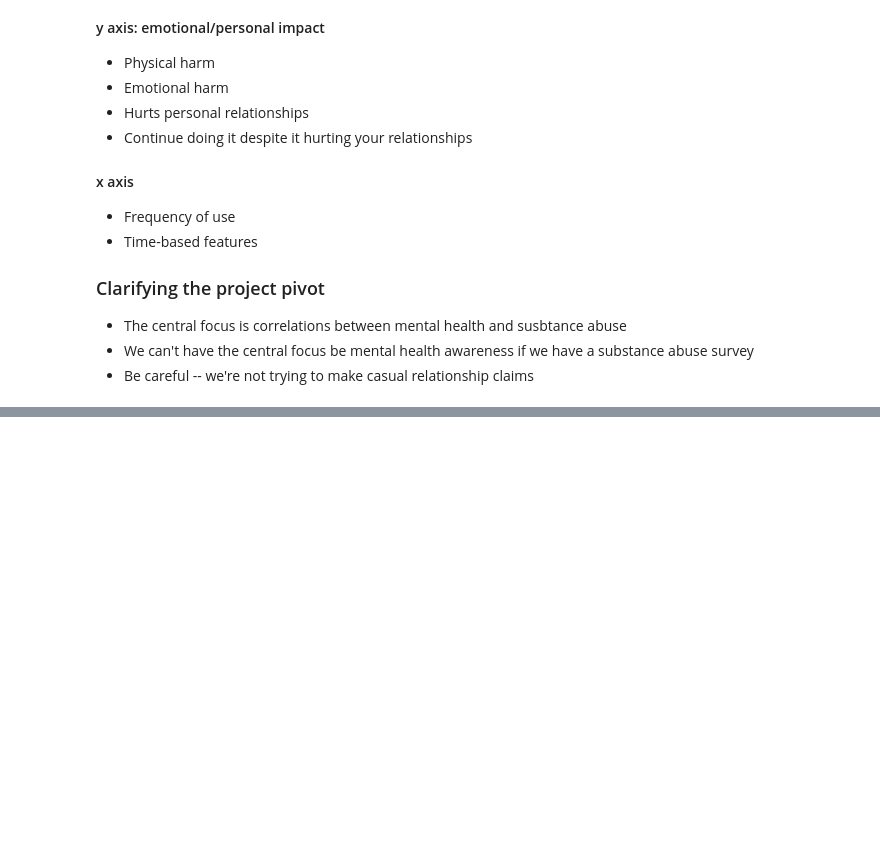
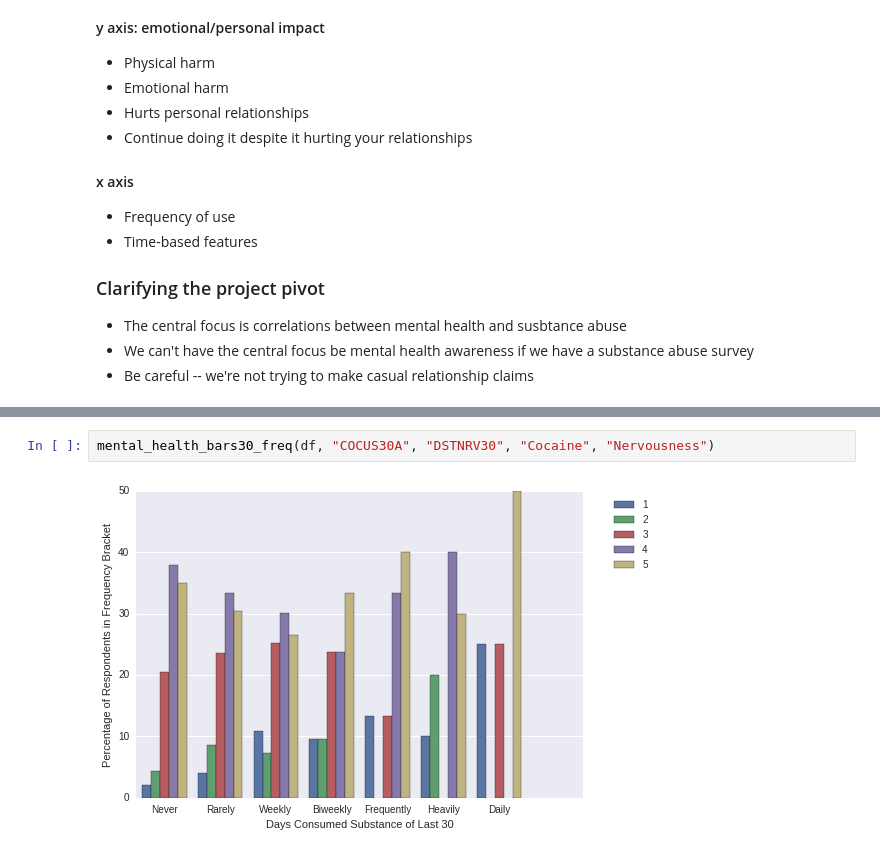
Before and after one commit to greenteawarrior/DataScience16CTW, a Jupyter notebook: drugs_usage_health_intro.ipynb, the cells around one changed output, grey strips where cells are left out. Drawn from its saved outputs; the diff is of its cells as text; blank space fills up the shorter version.

```diff
--- a/drugs_usage_health_intro.ipynb
+++ b/drugs_usage_health_intro.ipynb
@@ -319,0 +348,4 @@ def mental_health_bars30_v2(df, s30, emotion, substancestr, emotionstr):
+# %%
+mental_health_bars30_freq(df, "COCUS30A", "DSTNRV30", "Cocaine", "Nervousness")
+# %% [output]
+[figure, added]
```
Also changed, not shown: parts of 5 cells of this notebook.
